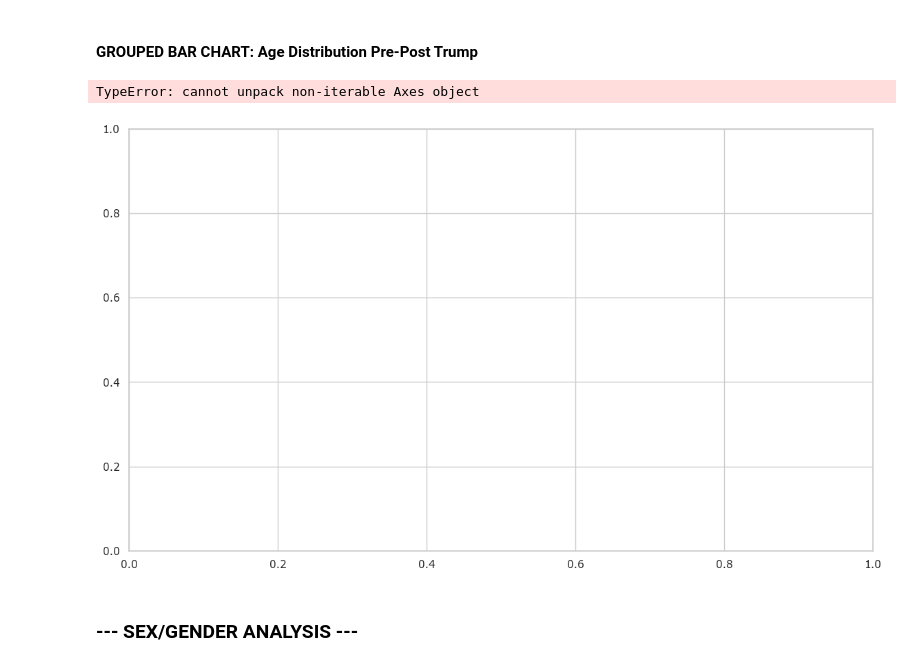
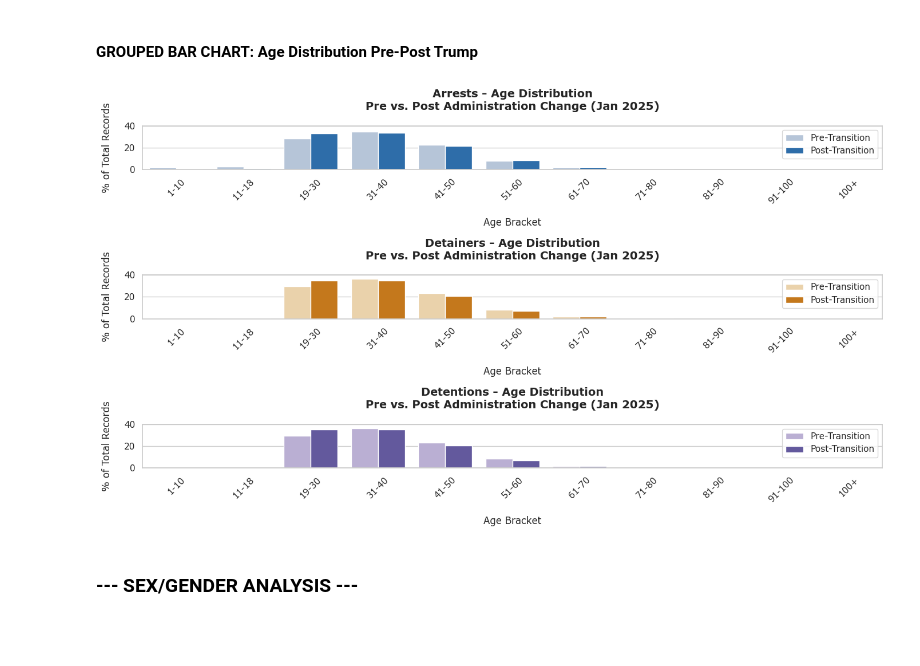
Before and after one commit to leamsley/capstone_project, a Jupyter notebook: data_analysis.ipynb, the cells around one changed output. Drawn from its saved outputs; the diff is of its cells as text; code cells hidden in the pictures; blank space fills up the shorter version.

Commit message:
Checkpoint - finished age analysis and visualizations

```diff
--- a/data_analysis.ipynb
+++ b/data_analysis.ipynb
@@ -1423,37 +1425,75 @@ arrests_age_data: DataFrame = DataFrame({
 
 detainers_age_data: DataFrame = DataFrame({
     'Age Bracket' : age_labels * 2, # repeat the list for the pre-post columns
     'Period' : ['Pre-Transition'] * 11 + ['Post-Transition'] * 11, # copy 11 labels for each column
     'Percentage' : age_detainers_pre_percentages + age_detainers_post_percentages # put the two lists into one 22-item list
 })
 
 detentions_age_data: DataFrame = DataFrame({
     'Age Bracket' : age_labels * 2,
     'Period' : ['Pre-Transition'] * 11 + ['Post-Transition'] * 11,
     'Percentage' : age_detentions_pre_percentages + age_detentions_post_percentages
 })
 
 # create charts
 
-fig, (ax1, ax2, ax3) = plt.subplots(figsize=(14,8))
+fig, (ax1, ax2, ax3) = plt.subplots(3, 1, figsize=(14,8))
 
+# arrests
 sns.barplot(
     data=arrests_age_data,
     x='Age Bracket',
     y='Percentage',
     hue='Period',
     palette=['#B0C4DE', '#1A6EBD'],
     ax=ax1
 )
 
-ax1.set_title('Arrests - Age Distribution\nPre vs. Post Administration Change (Jan 2025)', fontsize=16, fontweight='bold', pad=20)
+ax1.set_title('Arrests - Age Distribution\nPre vs. Post Administration Change (Jan 2025)', fontsize=14, fontweight='bold', pad=20)
 ax1.set_xlabel('Age Bracket', labelpad=15)
+ax1.tick_params(axis='x', rotation=45)
 ax1.set_ylabel('% of Total Records', labelpad=15)
 ax1.set_ylim(0, 40)
 ax1.legend()
+
+# detainers
+sns.barplot(
+    data=detainers_age_data,
+    x='Age Bracket',
+    y='Percentage',
+    hue='Period',
+    palette=['#F5D5A0', '#E07B00'],
+    ax=ax2
+)
+
+ax2.set_title('Detainers - Age Distribution\nPre vs. Post Administration Change (Jan 2025)', fontsize=14, fontweight='bold', pad=20)
+ax2.set_xlabel('Age Bracket', labelpad=15)
+ax2.tick_params(axis='x', rotation=45)
+ax2.set_ylabel('% of Total Records', labelpad=15)
+ax2.set_ylim(0, 40)
+ax2.legend()
+
+# detentions
+sns.barplot(
+    data=detainers_age_data,
+    x='Age Bracket',
+    y='Percentage',
+    hue='Period',
+    palette=['#B8A9D9', '#5B4EA8'],
+    ax=ax3
+)
+
+ax3.set_title('Detentions - Age Distribution\nPre vs. Post Administration Change (Jan 2025)', fontsize=14, fontweight='bold', pad=20)
+ax3.set_xlabel('Age Bracket', labelpad=15)
+ax3.tick_params(axis='x', rotation=45)
+ax3.set_ylabel('% of Total Records', labelpad=15)
+ax3.set_ylim(0, 40)
+ax3.legend()
+
+plt.tight_layout()
+plt.show()
 # %% [output]
-TypeError: cannot unpack non-iterable Axes object
-[figure, old version]
+[figure, new version]
 # %% [markdown]
 ### --- SEX/GENDER ANALYSIS ---
 # %%
```
Also changed, not shown: parts of 1 cell of this notebook.
